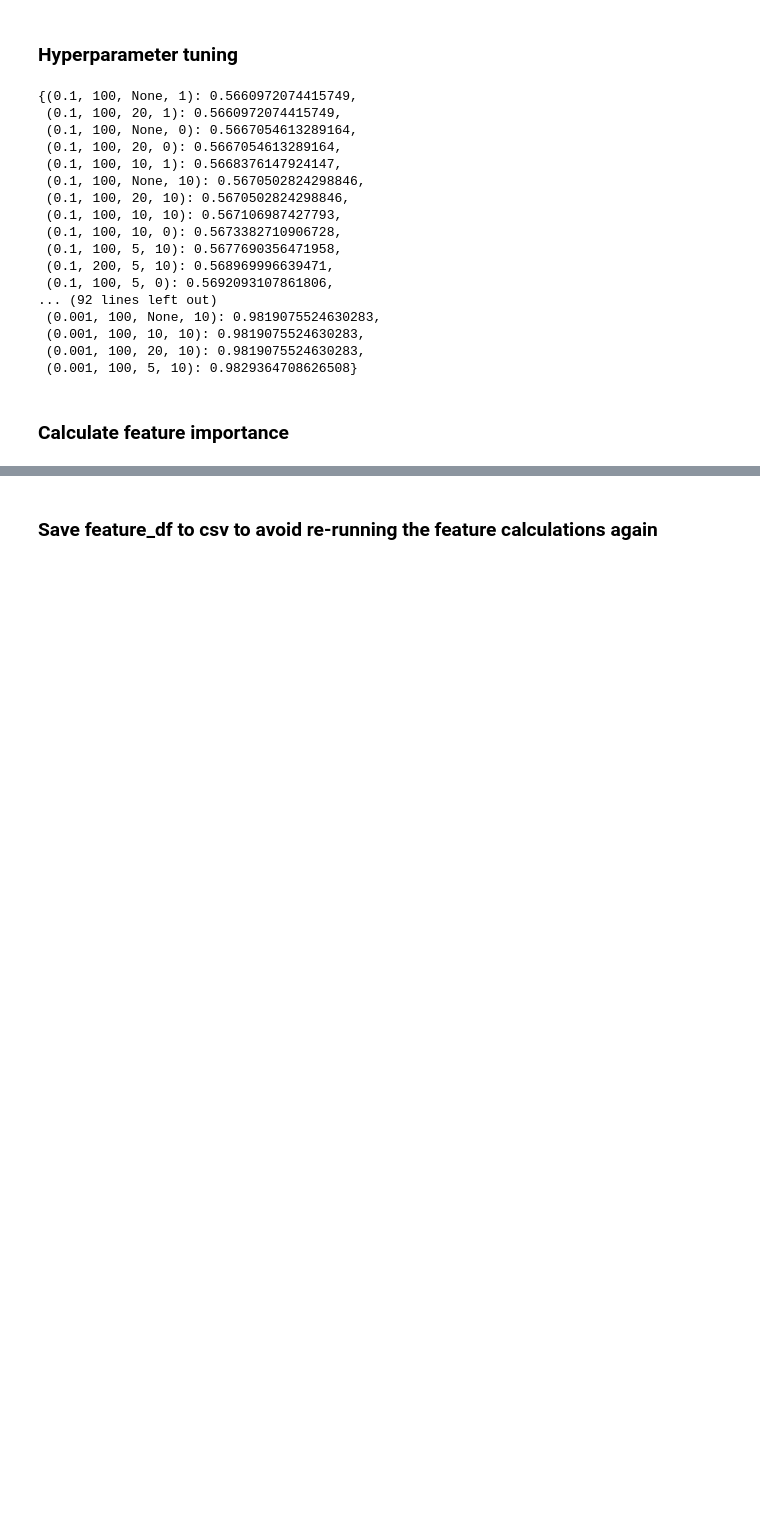
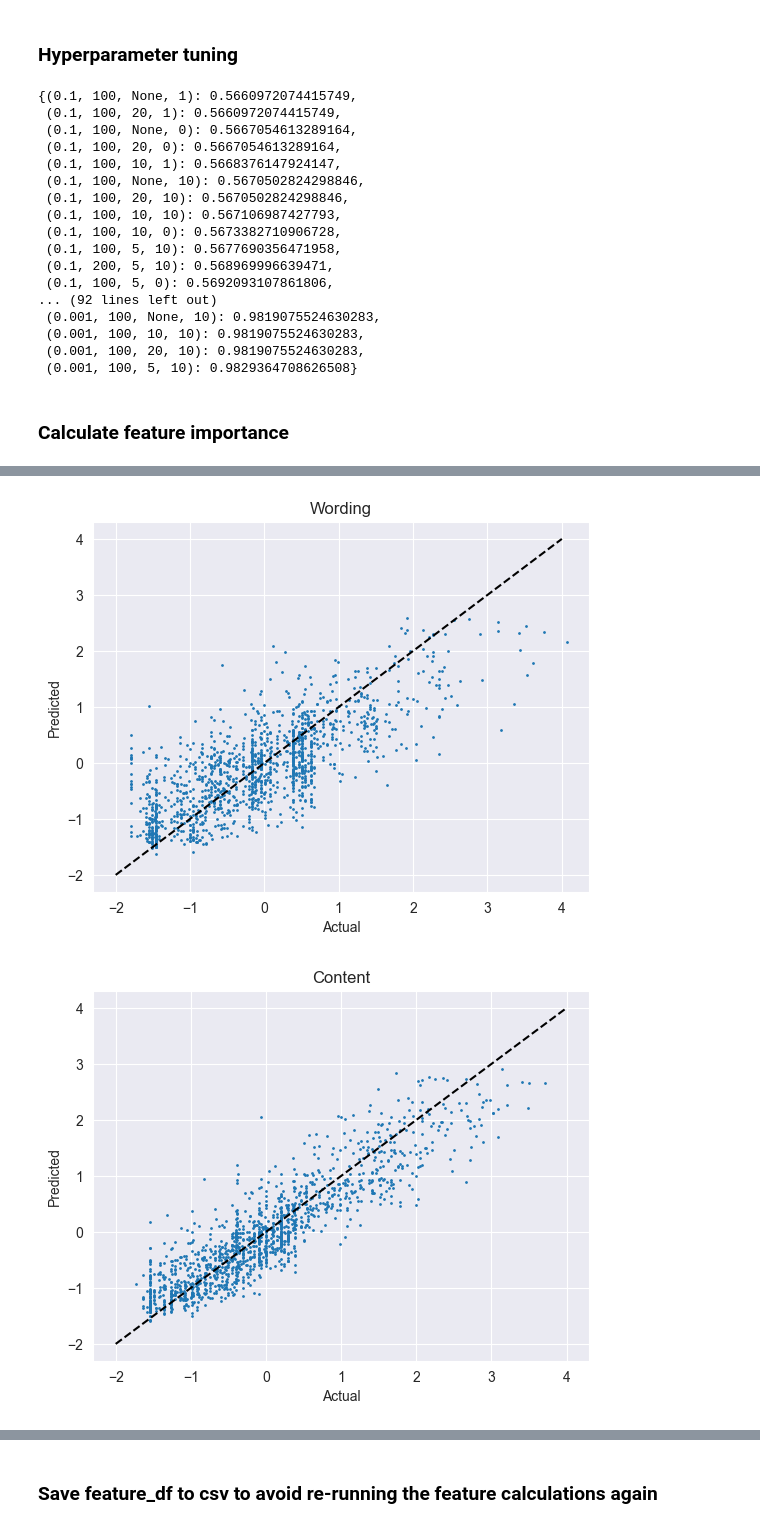
Before and after one commit to samwatsonn/summary-eval, a Jupyter notebook: notebooks/08-sam_model.ipynb, the cells around one changed output, grey strips where cells are left out. Drawn from its saved outputs; the diff is of its cells as text; code cells hidden in the pictures; blank space fills up the shorter version.

```diff
--- a/notebooks/08-sam_model.ipynb
+++ b/notebooks/08-sam_model.ipynb
@@ -394,6 +398,27 @@ ax.figure.tight_layout()
 | stdev | 0.013187 | 0.016075 | 0.014631 | 0.008872 | 0.011001 | 0.009937 | 0.012023 | 0.019339 | ... |
 | n_trials | 25 | 25 | 2 | 25 | 25 | 2 | 25 | 25 | ... |
 [figure]
+# %%
+import matplotlib.pyplot as plt
+y_test_pred = model.predict(X_test)
+
+# plot predicted vs actual for wording, then content
+plt.scatter(y_test["wording"], y_test_pred[:, 1], s=1)
+plt.plot([-2, 4], [-2, 4], color="black", linestyle="--")
+plt.xlabel("Actual")
+plt.ylabel("Predicted")
+plt.title("Wording")
+plt.show()
+
+plt.scatter(y_test["content"], y_test_pred[:, 0], s=1)
+plt.plot([-2, 4], [-2, 4], color="black", linestyle="--")
+plt.xlabel("Actual")
+plt.ylabel("Predicted")
+plt.title("Content")
+plt.show()
+# %% [output]
+[figure, added]
+[figure, added]
 # %%
 X_train_ss = X_train.drop(columns=["num_words", "num_sentences"])
 
```
Also changed, not shown: parts of 3 cells of this notebook.
